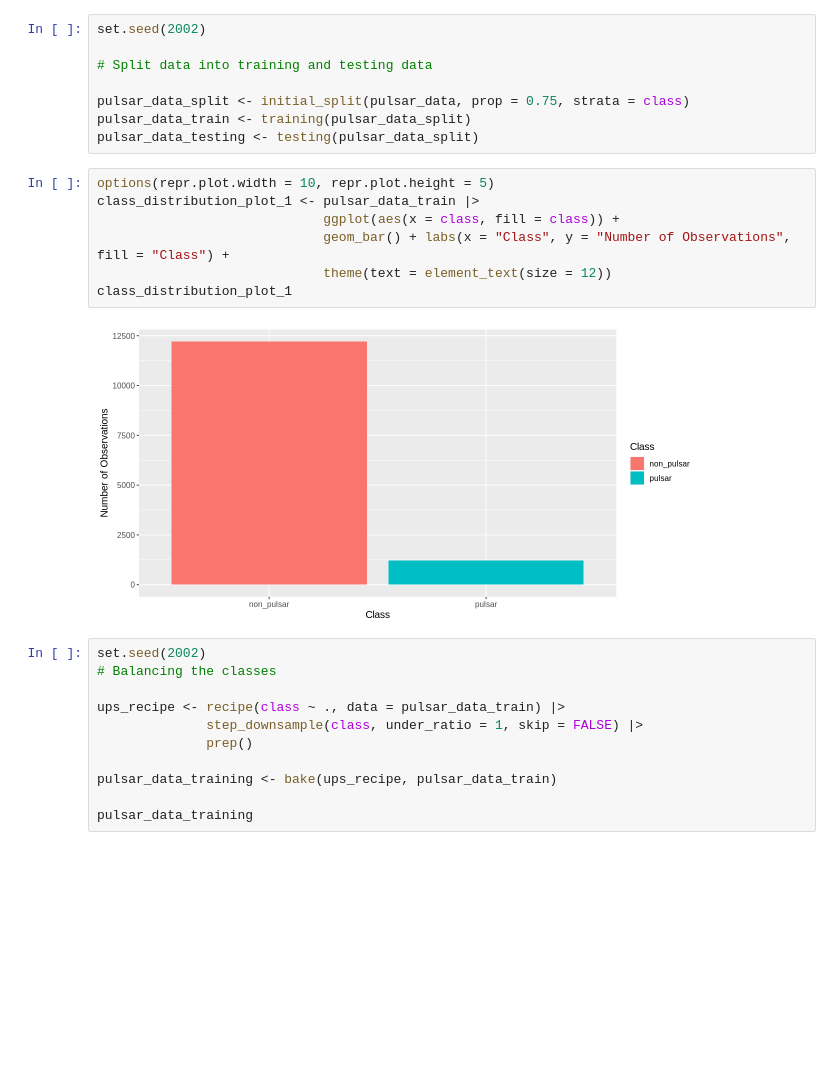
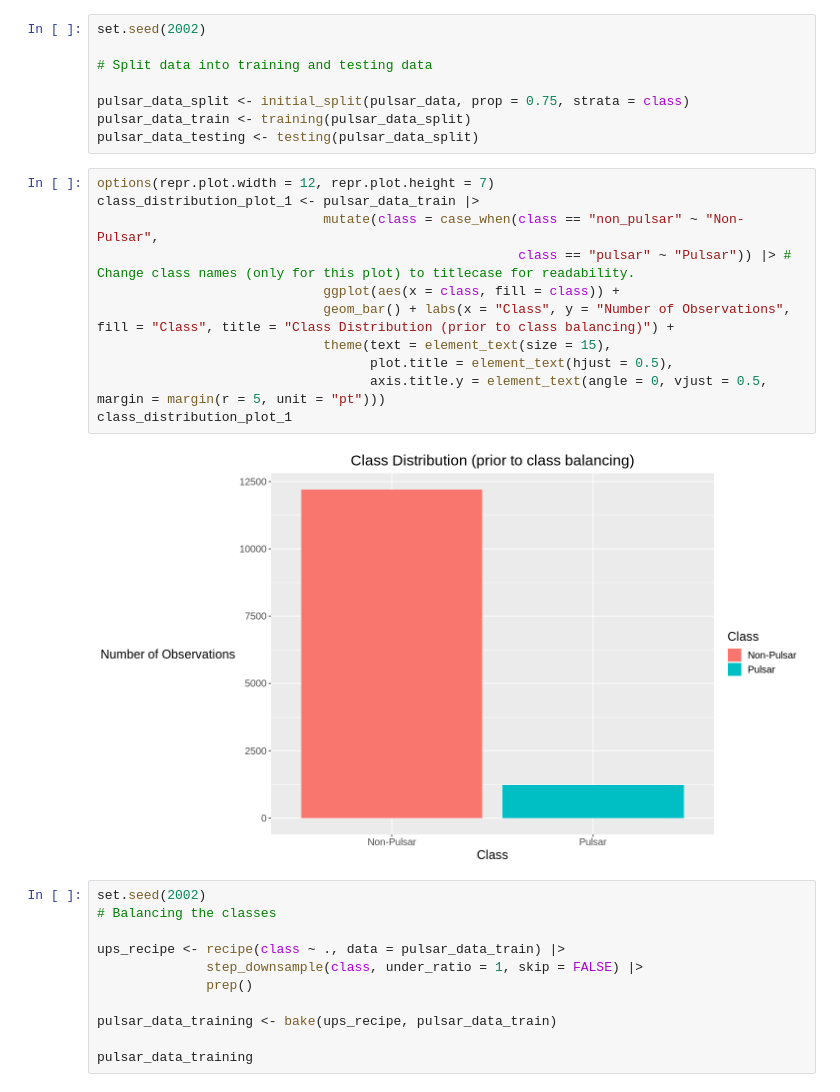
Before and after one commit to IDEKENTERPRISES/dsci-pulsar, a Jupyter notebook: final_code.ipynb, the cells around one changed output. Saved outputs shown, nothing was run; the diff lists cells and outputs as text; blank space fills up the shorter version.

```diff
--- a/final_code.ipynb
+++ b/final_code.ipynb
@@ -80,14 +80,18 @@ pulsar_data_split <- initial_split(pulsar_data, prop = 0.75, strata = class)
 pulsar_data_train <- training(pulsar_data_split)
 pulsar_data_testing <- testing(pulsar_data_split)
 # %%
-options(repr.plot.width = 10, repr.plot.height = 5)
+options(repr.plot.width = 12, repr.plot.height = 7)
 class_distribution_plot_1 <- pulsar_data_train |>
+                             mutate(class = case_when(class == "non_pulsar" ~ "Non-Pulsar",
+                                                      class == "pulsar" ~ "Pulsar")) |> # Change class names (only for this plot) to titlecase for readability.
                              ggplot(aes(x = class, fill = class)) +
-                             geom_bar() + labs(x = "Class", y = "Number of Observations", fill = "Class") +
-                             theme(text = element_text(size = 12))
+                             geom_bar() + labs(x = "Class", y = "Number of Observations", fill = "Class", title = "Class Distribution (prior to class balancing)") +
+                             theme(text = element_text(size = 15),
+                                   plot.title = element_text(hjust = 0.5),
+                                   axis.title.y = element_text(angle = 0, vjust = 0.5, margin = margin(r = 5, unit = "pt")))
 class_distribution_plot_1
 # %% [output]
-[figure, old version]
+[figure, new version]
 # %%
 set.seed(2002)
 # Balancing the classes
```
Also changed, not shown: parts of 1 cell of this notebook.
